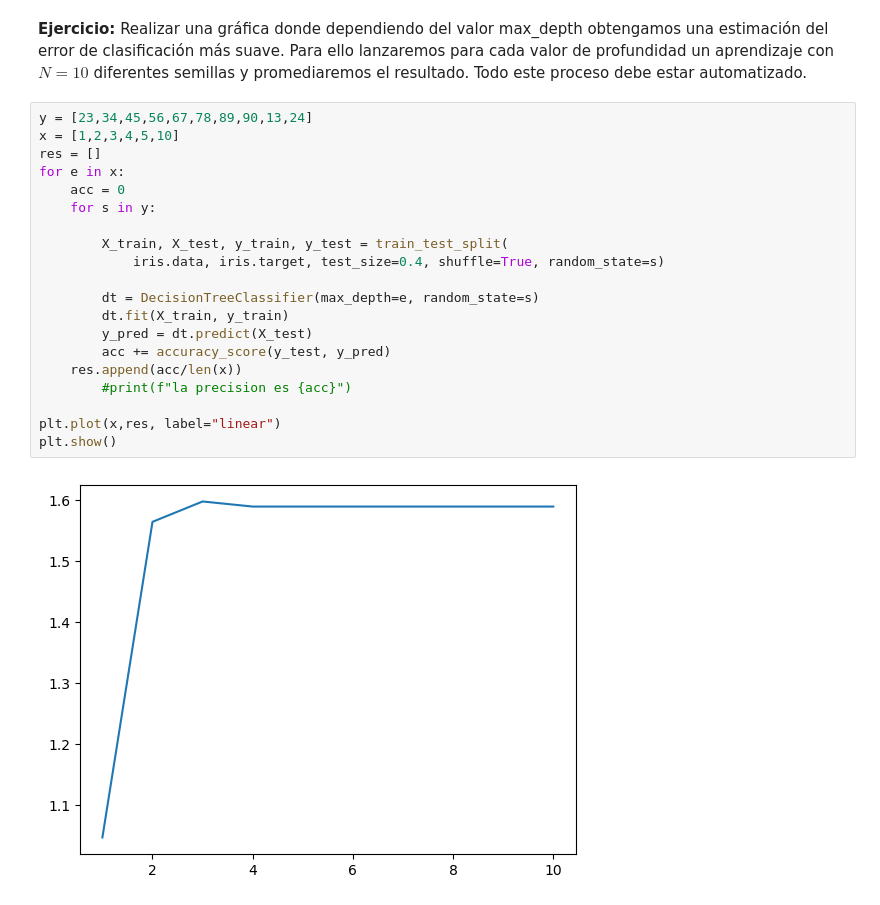
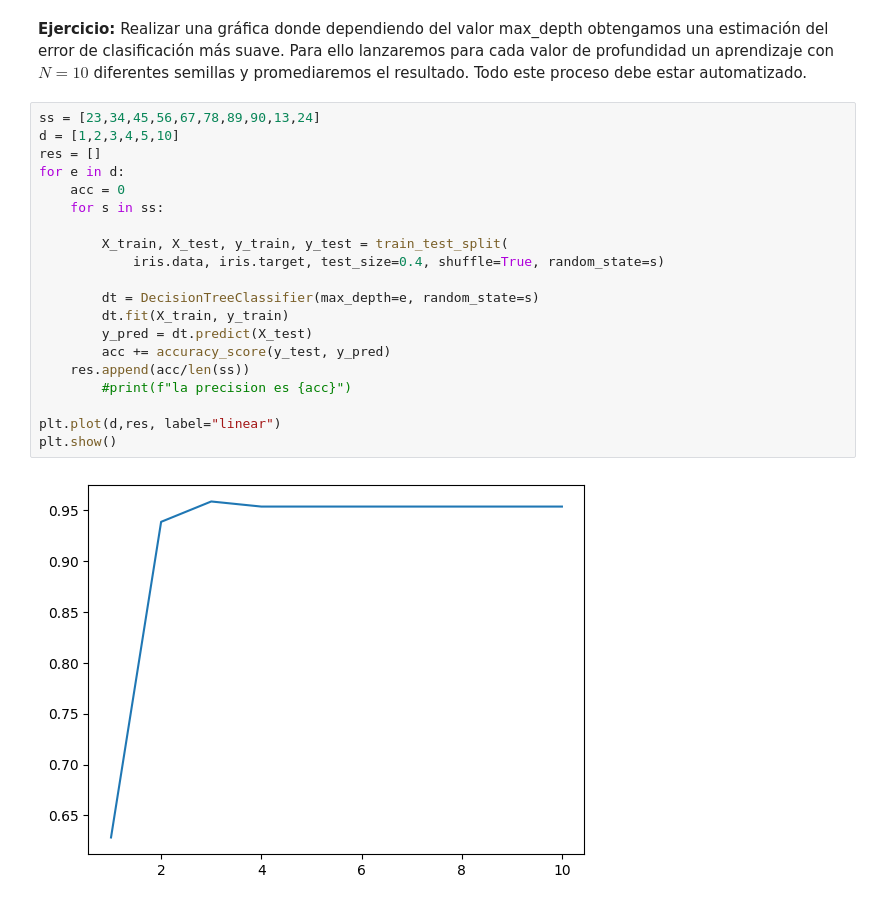
Before and after one commit to pablogl2002/CURSO3, a Jupyter notebook: PER/P1_S1/02_iris_dt.ipynb, the cells around one changed output. Drawn from its saved outputs; the diff is of its cells as text.

```diff
--- a/PER/P1_S1/02_iris_dt.ipynb
+++ b/PER/P1_S1/02_iris_dt.ipynb
@@ -79,24 +79,24 @@ Los árboles de decisión son por lo general muy inestables; esto es, una peque
 # %% [markdown]
 **Ejercicio:** Realizar una gráfica donde dependiendo del valor max_depth obtengamos una estimación del error de clasificación más suave. Para ello lanzaremos para cada valor de profundidad un aprendizaje con $N=10$ diferentes semillas y promediaremos el resultado. Todo este proceso debe estar automatizado.
 # %%
-y = [23,34,45,56,67,78,89,90,13,24]
-x = [1,2,3,4,5,10]
+ss = [23,34,45,56,67,78,89,90,13,24]
+d = [1,2,3,4,5,10]
 res = []
-for e in x:
+for e in d:
     acc = 0
-    for s in y:
+    for s in ss:
 
         X_train, X_test, y_train, y_test = train_test_split(
             iris.data, iris.target, test_size=0.4, shuffle=True, random_state=s)
 
         dt = DecisionTreeClassifier(max_depth=e, random_state=s)
         dt.fit(X_train, y_train)
         y_pred = dt.predict(X_test)
         acc += accuracy_score(y_test, y_pred)
-    res.append(acc/len(x))
+    res.append(acc/len(ss))
         #print(f"la precision es {acc}")
 
-plt.plot(x,res, label="linear")
+plt.plot(d,res, label="linear")
 plt.show()
 # %% [output]
-[figure, old version]
+[figure, new version]
```
Also changed, not shown: parts of 2 cells of this notebook, 2 other files.
